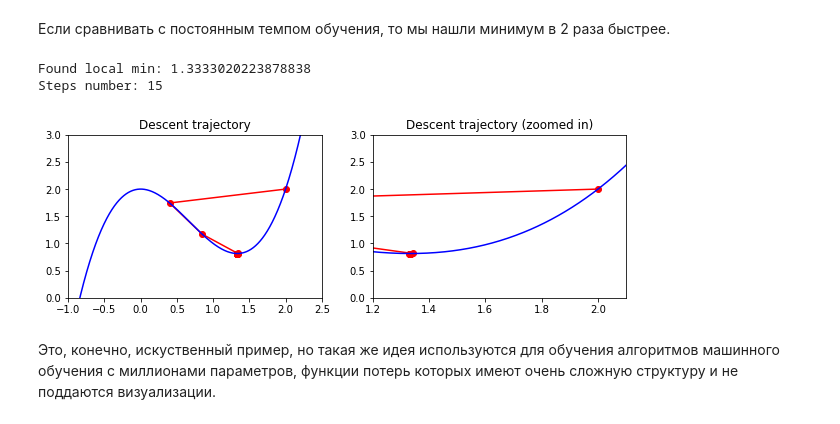
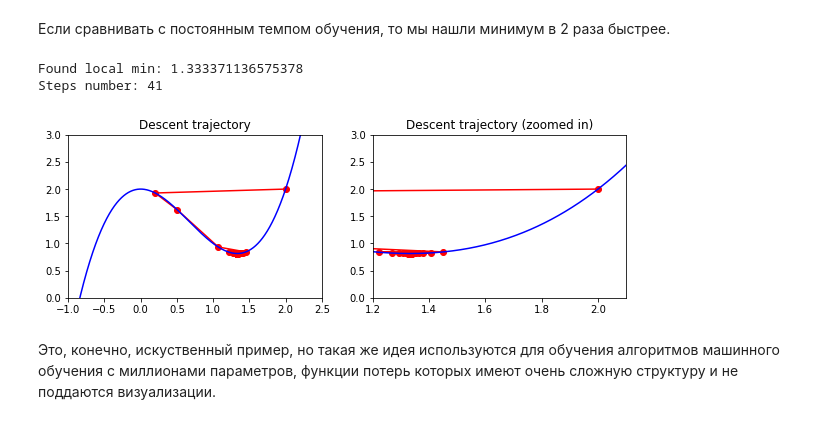
Before and after one commit to GrachevArtem/dl-course-big, a Jupyter notebook: week1/seminar/Seminar_1.ipynb, the cells around one changed output. Cells and saved outputs as stored; diff of their text form; code cells hidden in the pictures.

```diff
--- a/week1/seminar/Seminar_1.ipynb
+++ b/week1/seminar/Seminar_1.ipynb
@@ -233,11 +245,11 @@ Steps number: 8
 # %% [markdown]
 Если сравнивать с постоянным темпом обучения, то мы нашли минимум в 2 раза быстрее.
 # %%
-optimize_and_plot_steps(0.4)
+optimize_and_plot_steps(0.45)
 # %% [output]
-Found local min: 1.3333020223878838
-Steps number: 15
+Found local min: 1.333371136575378
+Steps number: 41
-[figure, old version]
+[figure, new version]
 # %% [markdown]
 Это, конечно, искуственный пример, но такая же идея используются для обучения алгоритмов машинного обучения с миллионами параметров, функции потерь которых имеют очень сложную структуру и не поддаются визуализации.
 # %% [markdown]
```
Also changed, not shown: parts of 18 cells of this notebook, 4 other files.
